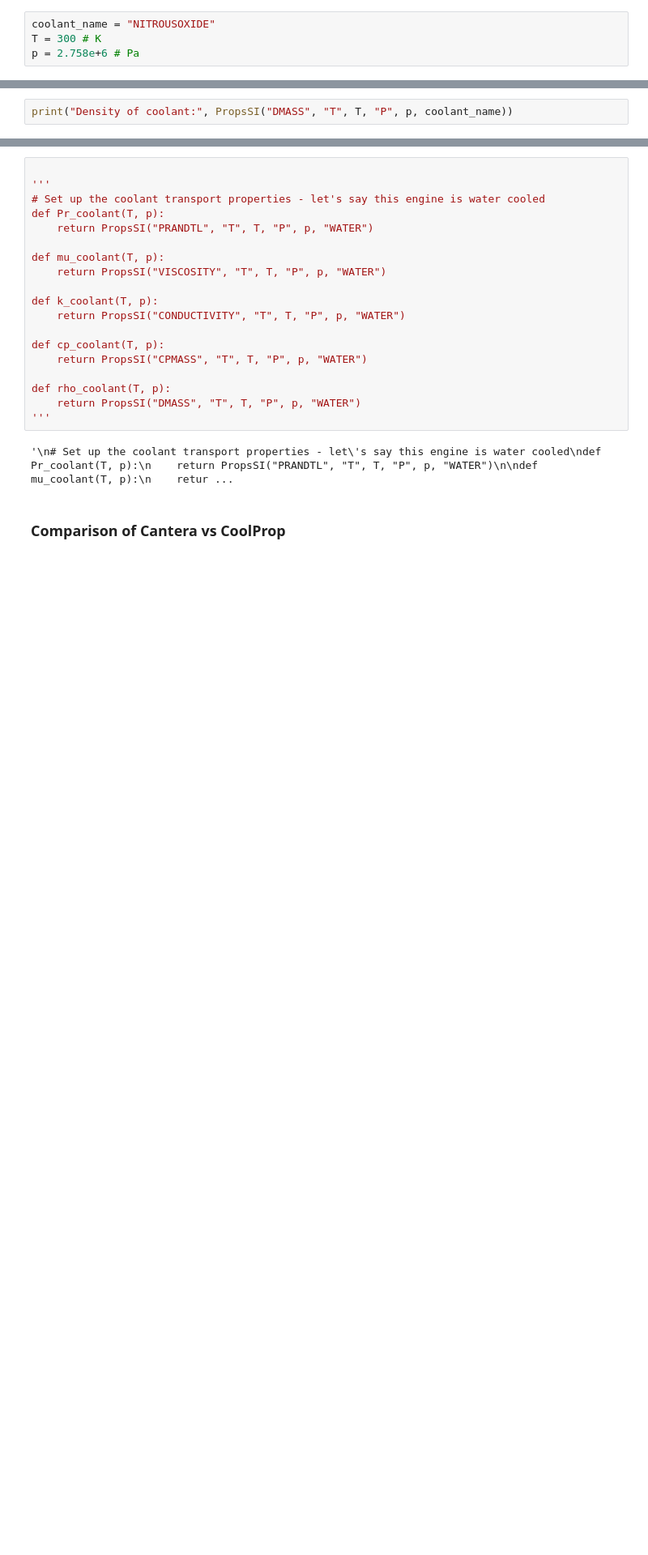
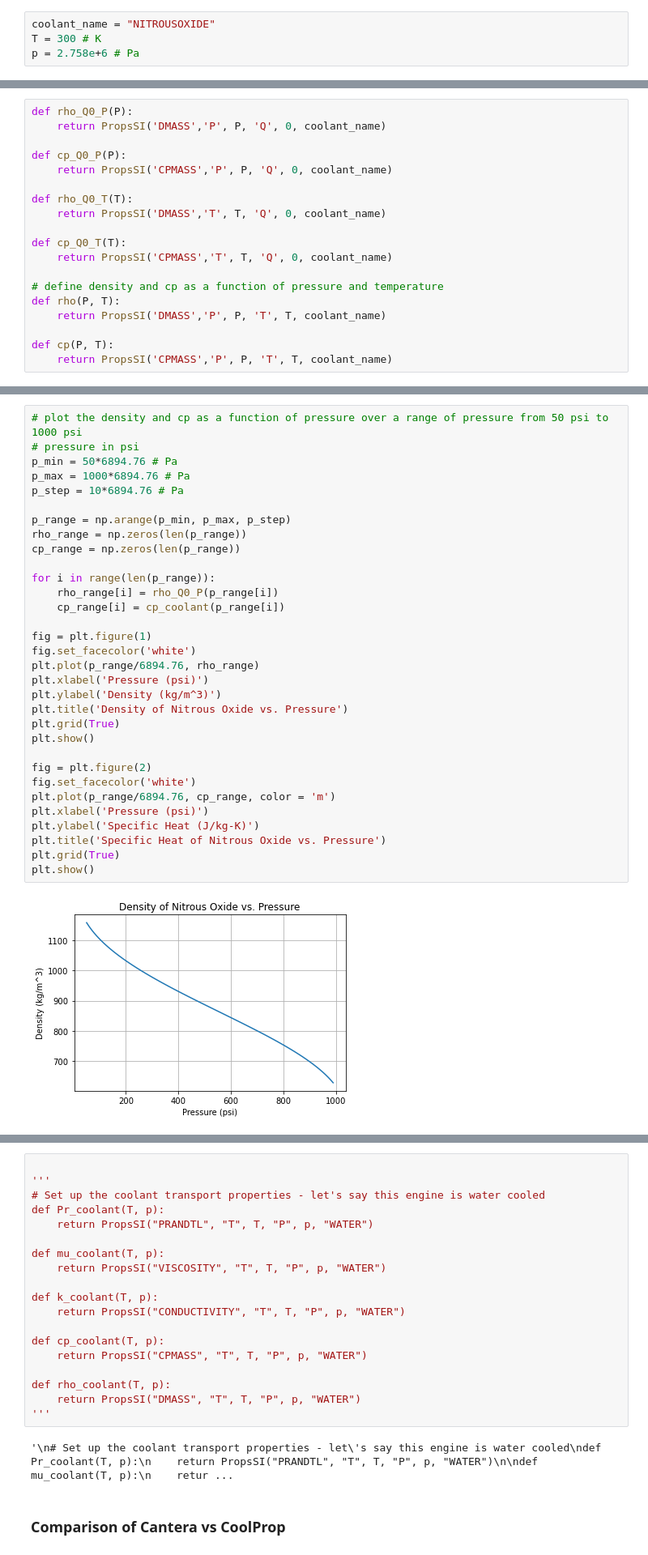
Before and after one commit to Project-Liquid/TheRocket, a Jupyter notebook: TheEngine/Regen Solver/coolprop.ipynb, the cells around one changed output, grey strips where cells are left out. Shown at 81% size. Saved outputs shown, nothing was run; the diff lists cells and outputs as text; blank space fills up the shorter version.

Commit message:
Define Coolant Properties, Solve for Wall Thickness

```diff
--- a/TheEngine/Regen Solver/coolprop.ipynb
+++ b/TheEngine/Regen Solver/coolprop.ipynb
@@ -10,2 +19,19 @@ p = 2.758e+6 # Pa
 # %%
-print("Density of coolant:", PropsSI("DMASS", "T", T, "P", p, coolant_name))
+def rho_Q0_P(P):
+    return PropsSI('DMASS','P', P, 'Q', 0, coolant_name)
+
+def cp_Q0_P(P):
+    return PropsSI('CPMASS','P', P, 'Q', 0, coolant_name)
+
+def rho_Q0_T(T):
+    return PropsSI('DMASS','T', T, 'Q', 0, coolant_name)
+
+def cp_Q0_T(T):
+    return PropsSI('CPMASS','T', T, 'Q', 0, coolant_name)
+
+# define density and cp as a function of pressure and temperature
+def rho(P, T):
+    return PropsSI('DMASS','P', P, 'T', T, coolant_name)
+
+def cp(P, T):
+    return PropsSI('CPMASS','P', P, 'T', T, coolant_name)
@@ -13,0 +40,34 @@ Density of coolant: 58.20508464134267
+# %%
+# plot the density and cp as a function of pressure over a range of pressure from 50 psi to 1000 psi
+# pressure in psi
+p_min = 50*6894.76 # Pa
+p_max = 1000*6894.76 # Pa
+p_step = 10*6894.76 # Pa
+
+p_range = np.arange(p_min, p_max, p_step)
+rho_range = np.zeros(len(p_range))
+cp_range = np.zeros(len(p_range))
+
+for i in range(len(p_range)):
+    rho_range[i] = rho_Q0_P(p_range[i])
+    cp_range[i] = cp_coolant(p_range[i])
+
+fig = plt.figure(1)
+fig.set_facecolor('white')
+plt.plot(p_range/6894.76, rho_range)
+plt.xlabel('Pressure (psi)')
+plt.ylabel('Density (kg/m^3)')
+plt.title('Density of Nitrous Oxide vs. Pressure')
+plt.grid(True)
+plt.show()
+
+fig = plt.figure(2)
+fig.set_facecolor('white')
+plt.plot(p_range/6894.76, cp_range, color = 'm')
+plt.xlabel('Pressure (psi)')
+plt.ylabel('Specific Heat (J/kg-K)')
+plt.title('Specific Heat of Nitrous Oxide vs. Pressure')
+plt.grid(True)
+plt.show()
+# %% [output]
+[figure, added]
```
Also changed, not shown: parts of 8 cells of this notebook, 2 other files.
